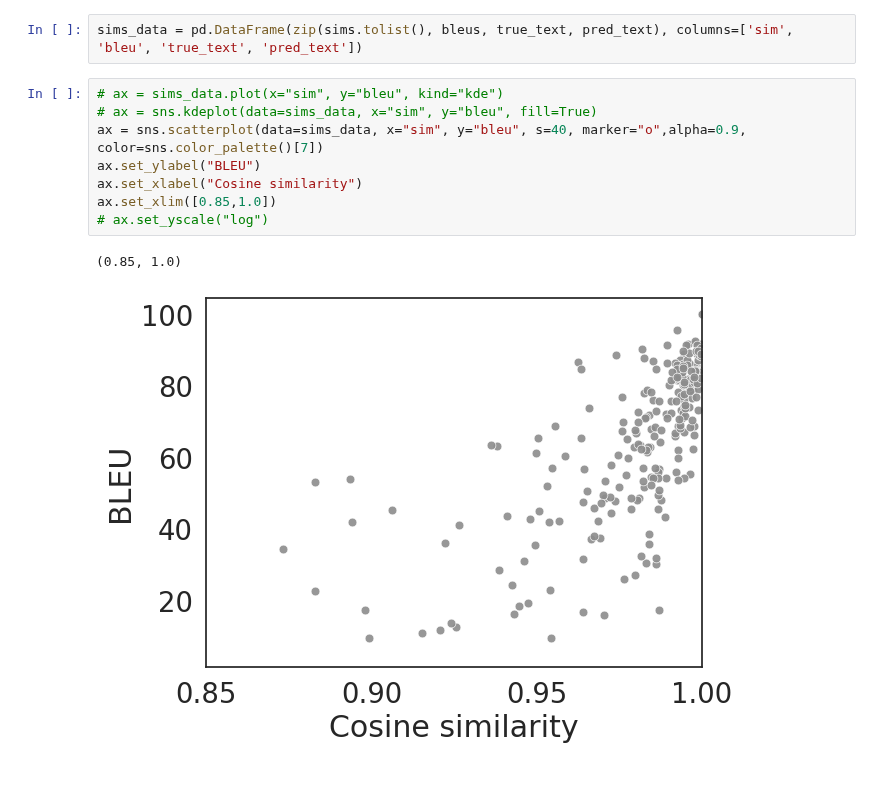
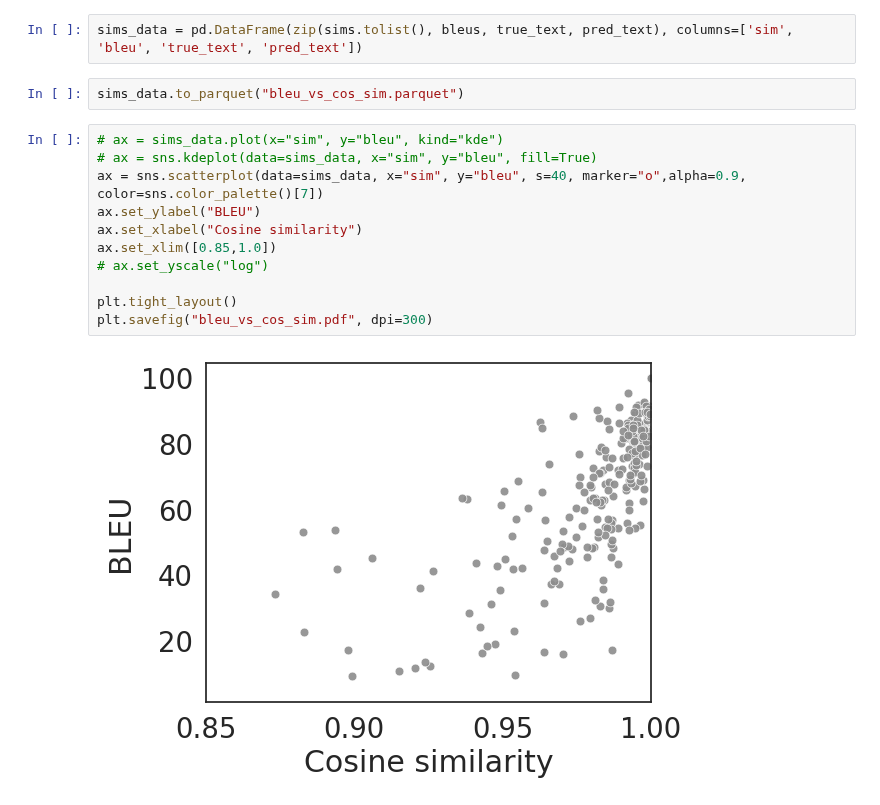
Before and after one commit to jxmorris12/vec2text, a Jupyter notebook: notebooks/2023-06-16 Multi-round test.ipynb, the cells around one changed output. Saved outputs shown, nothing was run; the diff lists cells and outputs as text.

```diff
--- a/notebooks/2023-06-16 Multi-round test.ipynb
+++ b/notebooks/2023-06-16 Multi-round test.ipynb
@@ -478,14 +478,18 @@ true_text = corr_trainer.embedder_tokenizer.batch_decode(labels, skip_special_to
 pred_text = corr_trainer.embedder_tokenizer.batch_decode(preds, skip_special_tokens=True)
 # %%
 sims_data = pd.DataFrame(zip(sims.tolist(), bleus, true_text, pred_text), columns=['sim', 'bleu', 'true_text', 'pred_text'])
+# %%
+sims_data.to_parquet("bleu_vs_cos_sim.parquet")
 # %%
 # ax = sims_data.plot(x="sim", y="bleu", kind="kde")
 # ax = sns.kdeplot(data=sims_data, x="sim", y="bleu", fill=True)
 ax = sns.scatterplot(data=sims_data, x="sim", y="bleu", s=40, marker="o",alpha=0.9, color=sns.color_palette()[7])
 ax.set_ylabel("BLEU")
 ax.set_xlabel("Cosine similarity")
 ax.set_xlim([0.85,1.0])
 # ax.set_yscale("log")
+
+plt.tight_layout()
+plt.savefig("bleu_vs_cos_sim.pdf", dpi=300)
 # %% [output]
-(0.85, 1.0)
-[figure, old version]
+[figure, new version]
```
Also changed, not shown: 25 other files.
